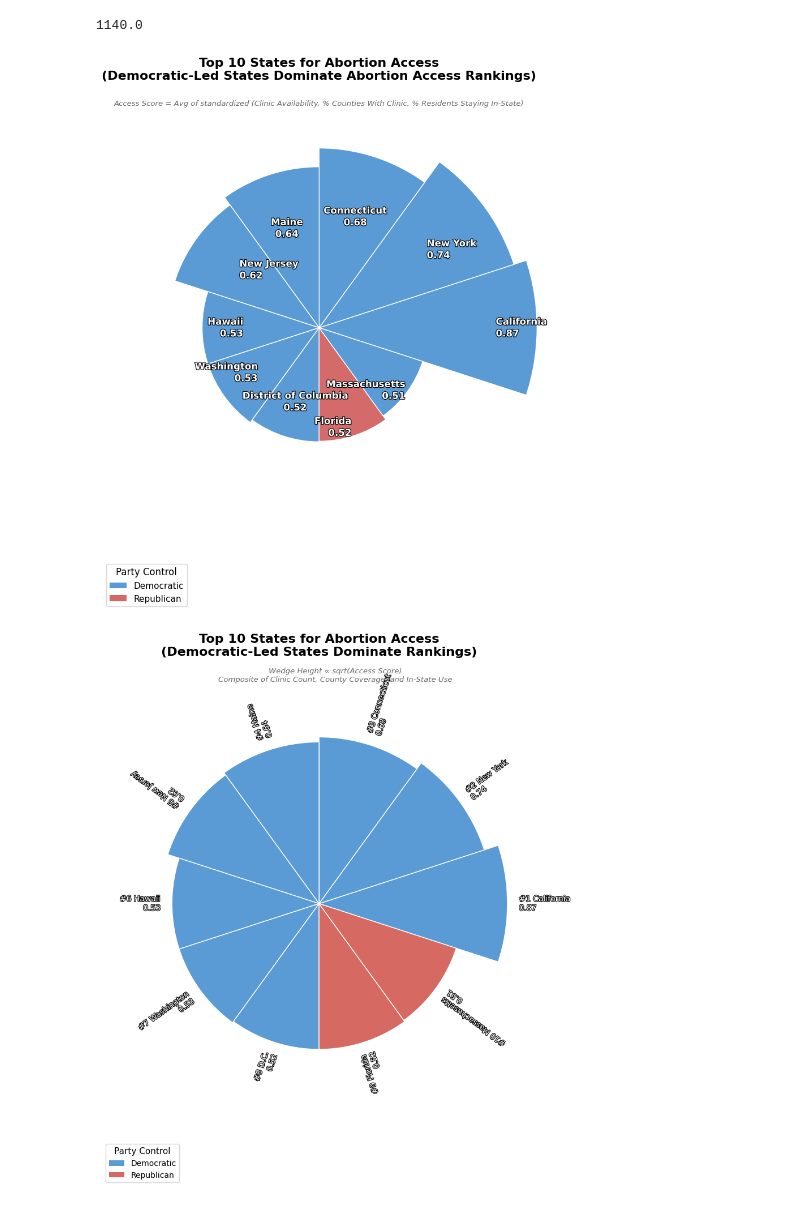
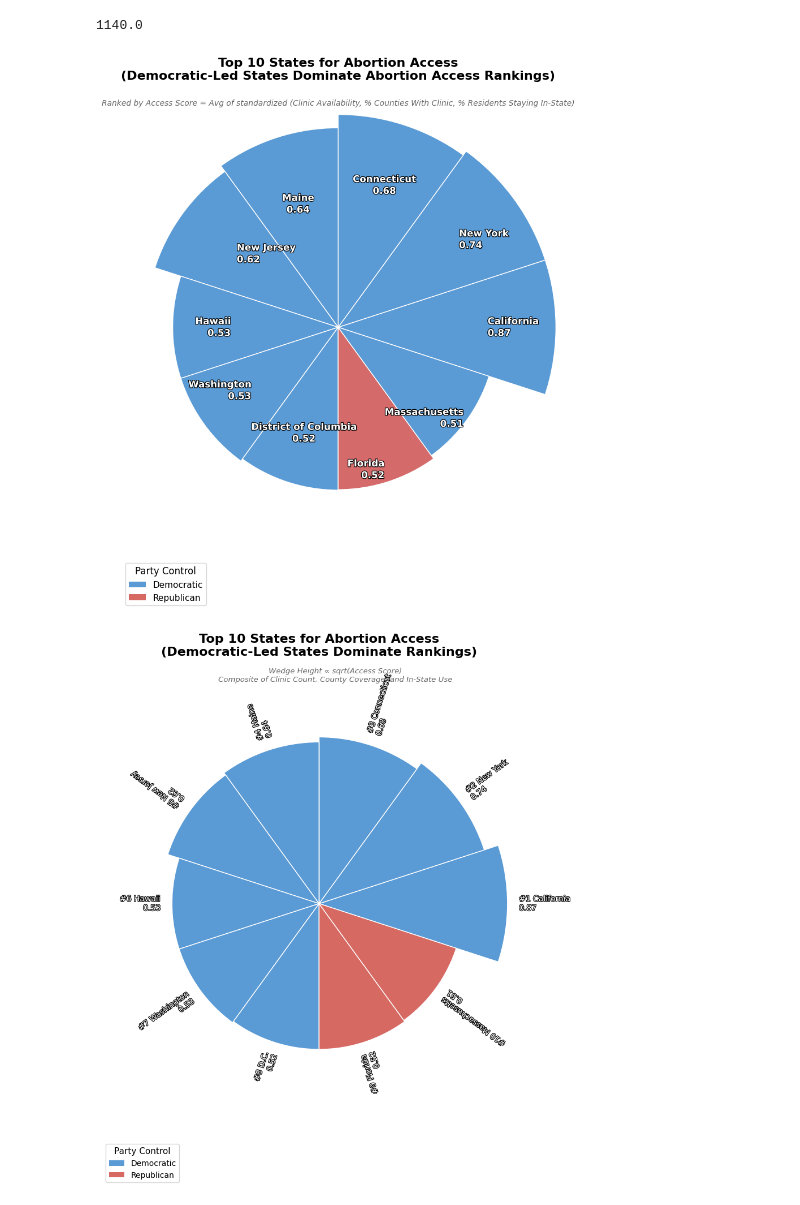
Before and after one commit to evelynzhang5/portfolio, a Jupyter notebook: project2/dsc106.ipynb, the cells around one changed output. Cells and saved outputs as stored; diff of their text form; code cells hidden in the pictures.

```diff
--- a/project2/dsc106.ipynb
+++ b/project2/dsc106.ipynb
@@ -698,12 +698,12 @@ top_10_states = abortion_df.sort_values(by='Avg_Access_Score', ascending=False).
 
 labels = top_10_states['State'].tolist()
 scores_raw = top_10_states['Avg_Access_Score'].tolist()
-# scores = (top_10_states['Avg_Access_Score'] * 1.2).tolist()
+scores = (top_10_states['Avg_Access_Score'] * 1.2).tolist()
 
-# Apply non-linear scaling (e.g., square root scaling to exaggerate differences)
-# scores_scaled = [np.sqrt(s) for s in scores_raw]
-# max_scaled = max(scores_scaled)
-scores = [s**1.7 for s in scores_raw]  # rescale for visual height
+# # Apply non-linear scaling (e.g., square root scaling to exaggerate differences)
+# # scores_scaled = [np.sqrt(s) for s in scores_raw]
+# # max_scaled = max(scores_scaled)
+# scores = [s**1.5 for s in scores_raw]  # rescale for visual height
 
 parties = top_10_states['Party_Control'].tolist()
 
@@ -783,36 +783,36 @@ for i, bar in enumerate(bars):
 
 
 
 # Title
 ax.set_title('Top 10 States for Abortion Access\n(Democratic-Led States Dominate Abortion Access Rankings)',
              fontsize=16, weight='bold', pad=20)
 fig.text(0.5, 0.9,
-         'Access Score = Avg of standardized (Clinic Availability, % Counties With Clinic, % Residents Staying In-State)',
+         'Ranked by Access Score = Avg of standardized (Clinic Availability, % Counties With Clinic, % Residents Staying In-State)',
          ha='center',
-         fontsize=9.5,
+         fontsize=10,
          color='dimgray',
          style='italic')
 
 
 # Remove grid
 ax.set_ylim(0, max(scores) * 0.8)
 ax.margins(0)
 ax.set_axis_off()
 
 
 # Manual legend
 from matplotlib.patches import Patch
 legend_elements = [
     Patch(facecolor='#5B9BD5', label='Democratic'),
     Patch(facecolor='#D66A63', label='Republican')
 ]
 ax.legend(handles=legend_elements, title='Party Control', loc='lower left', bbox_to_anchor=(0, -0.15), fontsize=11, title_fontsize=12)
 plt.subplots_adjust(left=0.08, right=0.92, top=0.85, bottom=0.08)
 
 plt.tight_layout()
 plt.show()
 # %% [output]
-[figure, old version]
+[figure, new version]
 # %%
 import matplotlib.pyplot as plt
 import numpy as np
```
Also changed, not shown: 3 other files.
